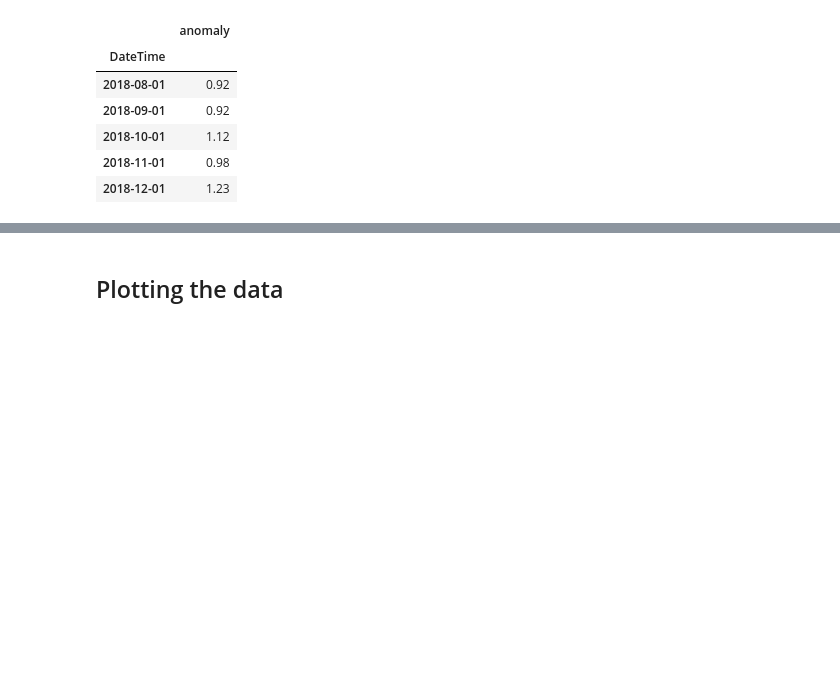
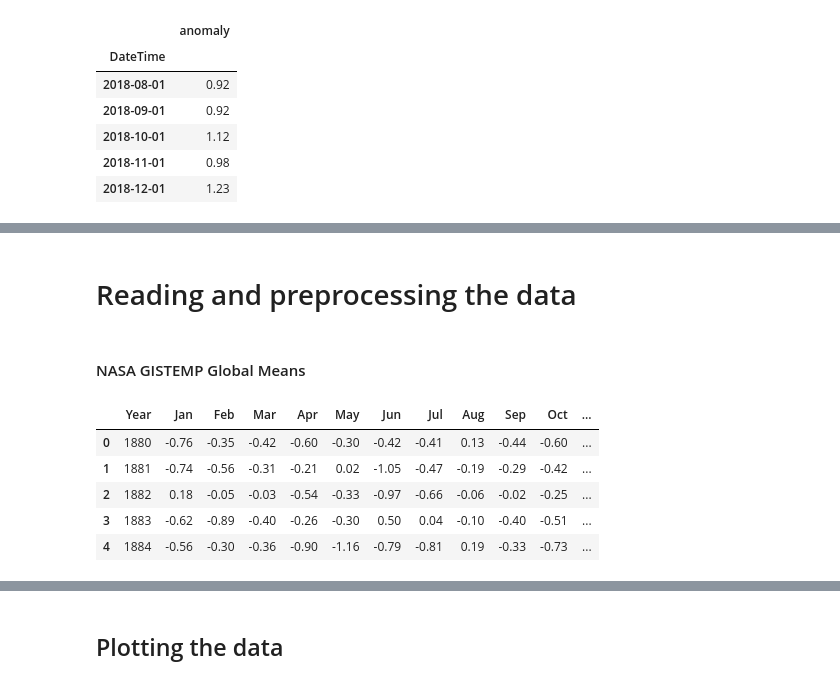
Before and after one commit to SimoAntikainen/sarimax-climate-change-forecast, a Jupyter notebook: Untitled.ipynb, the cells around one changed output, grey strips where cells are left out. Drawn from its saved outputs; the diff is of its cells as text; code cells hidden in the pictures; blank space fills up the shorter version.

Commit message:
cleaned up preprocessing

```diff
--- a/Untitled.ipynb
+++ b/Untitled.ipynb
@@ -392,0 +413,14 @@ glb_formatted.tail()
+# %% [markdown]
+# Reading and preprocessing the data
+# %% [markdown]
+#### NASA GISTEMP Global Means
+# %%
+glb = read_csv('GLB.Ts.csv', skiprows=1)
+glb.head()
+# %% [output]
+|  | Year | Jan | Feb | Mar | Apr | May | Jun | Jul | Aug | Sep | Oct | ... |
+| 0 | 1880 | -0.76 | -0.35 | -0.42 | -0.60 | -0.30 | -0.42 | -0.41 | 0.13 | -0.44 | -0.60 | ... |
+| 1 | 1881 | -0.74 | -0.56 | -0.31 | -0.21 | 0.02 | -1.05 | -0.47 | -0.19 | -0.29 | -0.42 | ... |
+| 2 | 1882 | 0.18 | -0.05 | -0.03 | -0.54 | -0.33 | -0.97 | -0.66 | -0.06 | -0.02 | -0.25 | ... |
+| 3 | 1883 | -0.62 | -0.89 | -0.40 | -0.26 | -0.30 | 0.50 | 0.04 | -0.10 | -0.40 | -0.51 | ... |
+| 4 | 1884 | -0.56 | -0.30 | -0.36 | -0.90 | -1.16 | -0.79 | -0.81 | 0.19 | -0.33 | -0.73 | ... |
```
Also changed, not shown: parts of 13 cells of this notebook, 1 other file.
